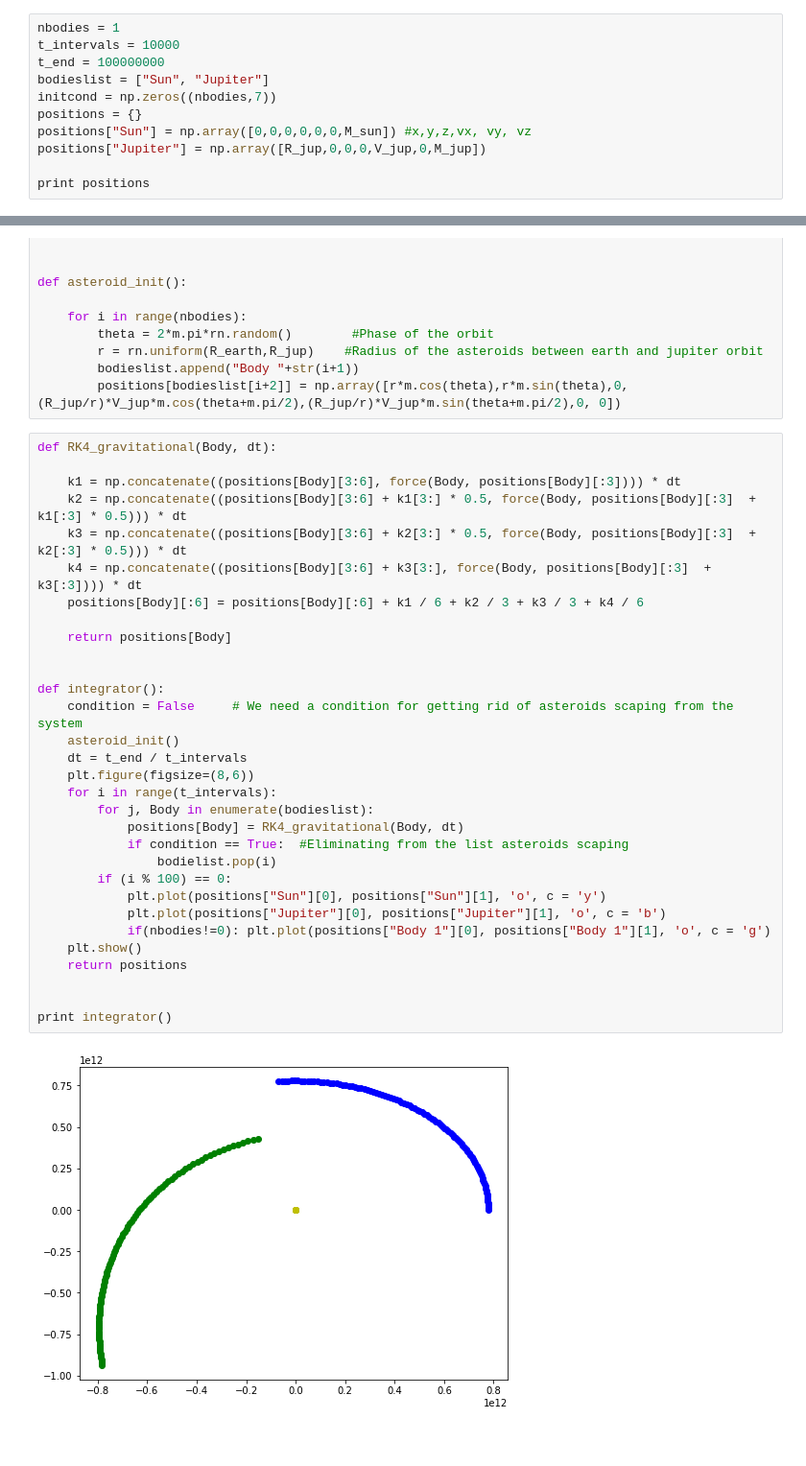
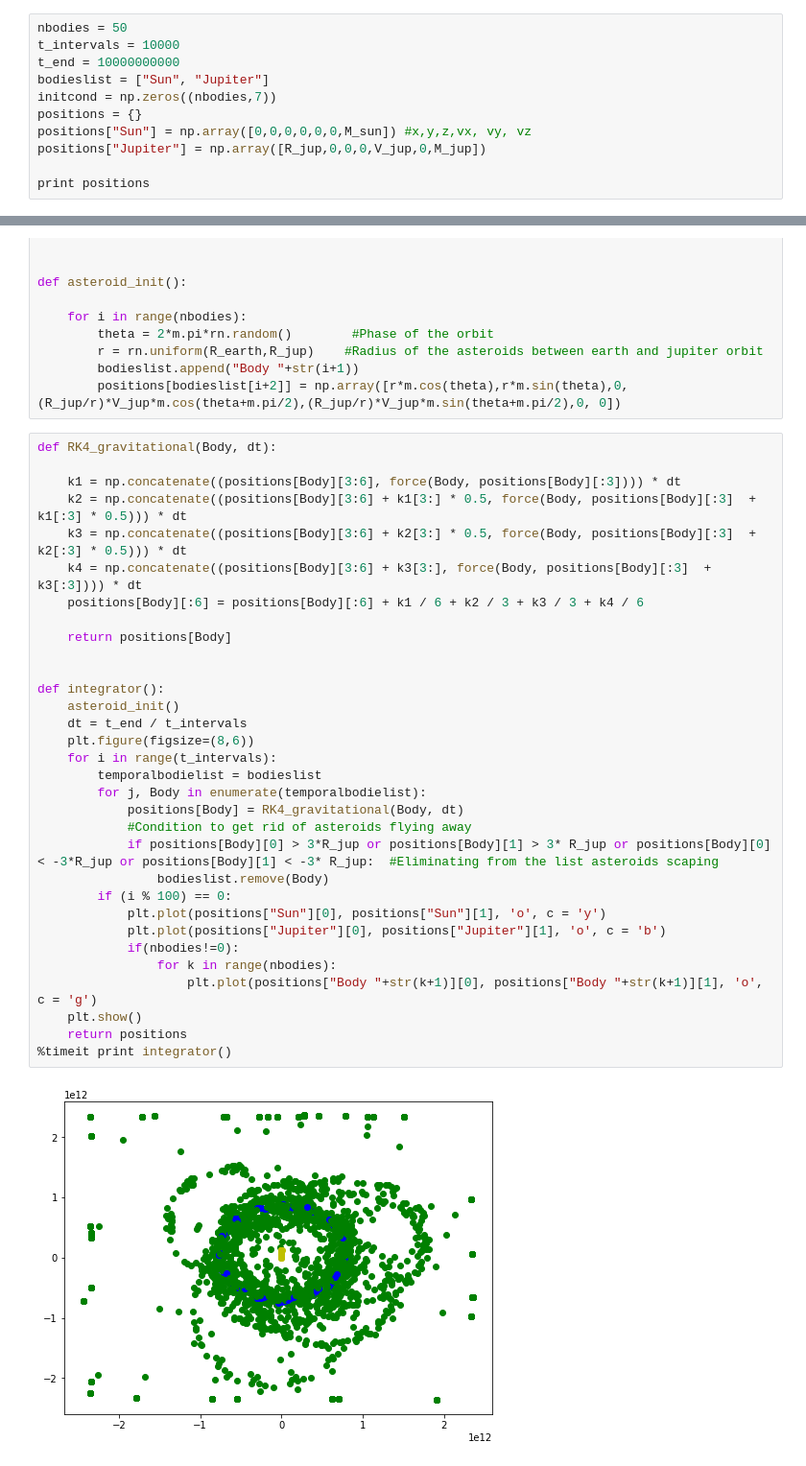
Before and after one commit to marcbrouwers/computational-asteroids, a Jupyter notebook: V1.1_integrator.ipynb, the cells around one changed output, grey strips where cells are left out. Shown at 96% size. Drawn from its saved outputs; the diff is of its cells as text.

Commit message:
Aded condition of scape and more asteroids

```diff
--- a/V1.1_integrator.ipynb
+++ b/V1.1_integrator.ipynb
@@ -12,9 +12,9 @@ V_jup = 1.3058e+4
 M_sun = 1.989e+30
 R_earth = 1.496e+11 #Smallest R for an asteroid
 # %%
-nbodies = 1
+nbodies = 50
 t_intervals = 10000
-t_end = 100000000
+t_end = 10000000000
 bodieslist = ["Sun", "Jupiter"]
 initcond = np.zeros((nbodies,7))
 positions = {}
@@ -53,33 +53,34 @@ def asteroid_init():
 # %%
 def RK4_gravitational(Body, dt):
 
     k1 = np.concatenate((positions[Body][3:6], force(Body, positions[Body][:3]))) * dt
     k2 = np.concatenate((positions[Body][3:6] + k1[3:] * 0.5, force(Body, positions[Body][:3]  + k1[:3] * 0.5))) * dt
     k3 = np.concatenate((positions[Body][3:6] + k2[3:] * 0.5, force(Body, positions[Body][:3]  + k2[:3] * 0.5))) * dt
     k4 = np.concatenate((positions[Body][3:6] + k3[3:], force(Body, positions[Body][:3]  + k3[:3]))) * dt
     positions[Body][:6] = positions[Body][:6] + k1 / 6 + k2 / 3 + k3 / 3 + k4 / 6
 
     return positions[Body]
 
 
 def integrator():
-    condition = False     # We need a condition for getting rid of asteroids scaping from the system
     asteroid_init()
     dt = t_end / t_intervals
     plt.figure(figsize=(8,6))
     for i in range(t_intervals):
-        for j, Body in enumerate(bodieslist):
+        temporalbodielist = bodieslist
+        for j, Body in enumerate(temporalbodielist):
             positions[Body] = RK4_gravitational(Body, dt)
-            if condition == True:  #Eliminating from the list asteroids scaping
-                bodielist.pop(i)
+            #Condition to get rid of asteroids flying away
+            if positions[Body][0] > 3*R_jup or positions[Body][1] > 3* R_jup or positions[Body][0] < -3*R_jup or positions[Body][1] < -3* R_jup:  #Eliminating from the list asteroids scaping
+                bodieslist.remove(Body)
         if (i % 100) == 0:
             plt.plot(positions["Sun"][0], positions["Sun"][1], 'o', c = 'y')
             plt.plot(positions["Jupiter"][0], positions["Jupiter"][1], 'o', c = 'b')
-            if(nbodies!=0): plt.plot(positions["Body 1"][0], positions["Body 1"][1], 'o', c = 'g')
+            if(nbodies!=0):
+                for k in range(nbodies):
+                    plt.plot(positions["Body "+str(k+1)][0], positions["Body "+str(k+1)][1], 'o', c = 'g')
     plt.show()
     return positions
-
-
-print integrator()
+%timeit print integrator()
 # %% [output]
-[figure, old version]
+[figure, new version]
```
Also changed, not shown: parts of 1 cell of this notebook.
